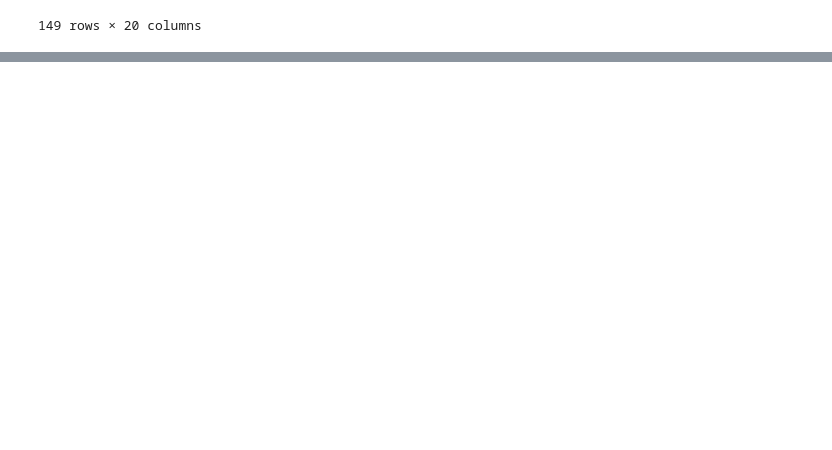
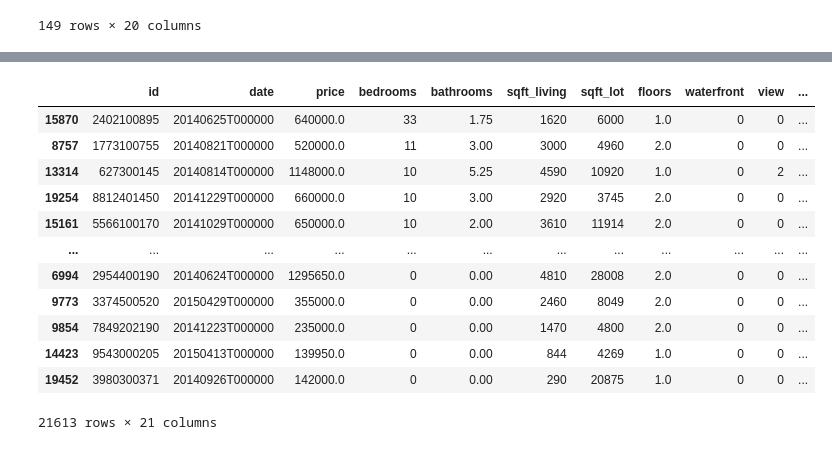
Before and after one commit to harshitgupta240197/Python, a Jupyter notebook: Pandas/Core_Concepts/Sorting.ipynb, the cells around one changed output, grey strips where cells are left out. Cells and saved outputs as stored; diff of their text form; code cells hidden in the pictures; blank space fills up the shorter version.

```diff
--- a/Pandas/Core_Concepts/Sorting.ipynb
+++ b/Pandas/Core_Concepts/Sorting.ipynb
@@ -47,0 +73,16 @@ countries
+# %%
+houses.sort_values(['bedrooms', 'bathrooms'], ascending=False)
+# %% [output]
+|  | id | date | price | bedrooms | bathrooms | sqft_living | sqft_lot | floors | waterfront | view | ... |
+| 15870 | 2402100895 | 20140625T000000 | 640000.0 | 33 | 1.75 | 1620 | 6000 | 1.0 | 0 | 0 | ... |
+| 8757 | 1773100755 | 20140821T000000 | 520000.0 | 11 | 3.00 | 3000 | 4960 | 2.0 | 0 | 0 | ... |
+| 13314 | 627300145 | 20140814T000000 | 1148000.0 | 10 | 5.25 | 4590 | 10920 | 1.0 | 0 | 2 | ... |
+| 19254 | 8812401450 | 20141229T000000 | 660000.0 | 10 | 3.00 | 2920 | 3745 | 2.0 | 0 | 0 | ... |
+| 15161 | 5566100170 | 20141029T000000 | 650000.0 | 10 | 2.00 | 3610 | 11914 | 2.0 | 0 | 0 | ... |
+| ... | ... | ... | ... | ... | ... | ... | ... | ... | ... | ... | ... |
+| 6994 | 2954400190 | 20140624T000000 | 1295650.0 | 0 | 0.00 | 4810 | 28008 | 2.0 | 0 | 0 | ... |
+| 9773 | 3374500520 | 20150429T000000 | 355000.0 | 0 | 0.00 | 2460 | 8049 | 2.0 | 0 | 0 | ... |
+| 9854 | 7849202190 | 20141223T000000 | 235000.0 | 0 | 0.00 | 1470 | 4800 | 2.0 | 0 | 0 | ... |
+| 14423 | 9543000205 | 20150413T000000 | 139950.0 | 0 | 0.00 | 844 | 4269 | 1.0 | 0 | 0 | ... |
+| 19452 | 3980300371 | 20140926T000000 | 142000.0 | 0 | 0.00 | 290 | 20875 | 1.0 | 0 | 0 | ... |
+21613 rows × 21 columns
```
Also changed, not shown: parts of 8 cells of this notebook.
